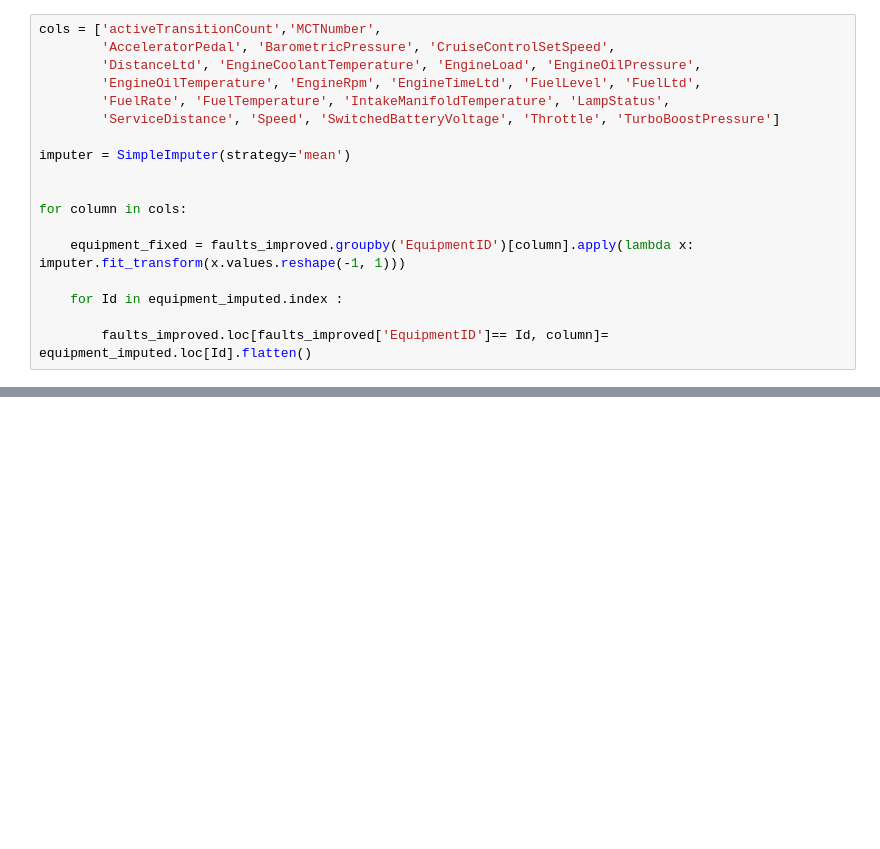
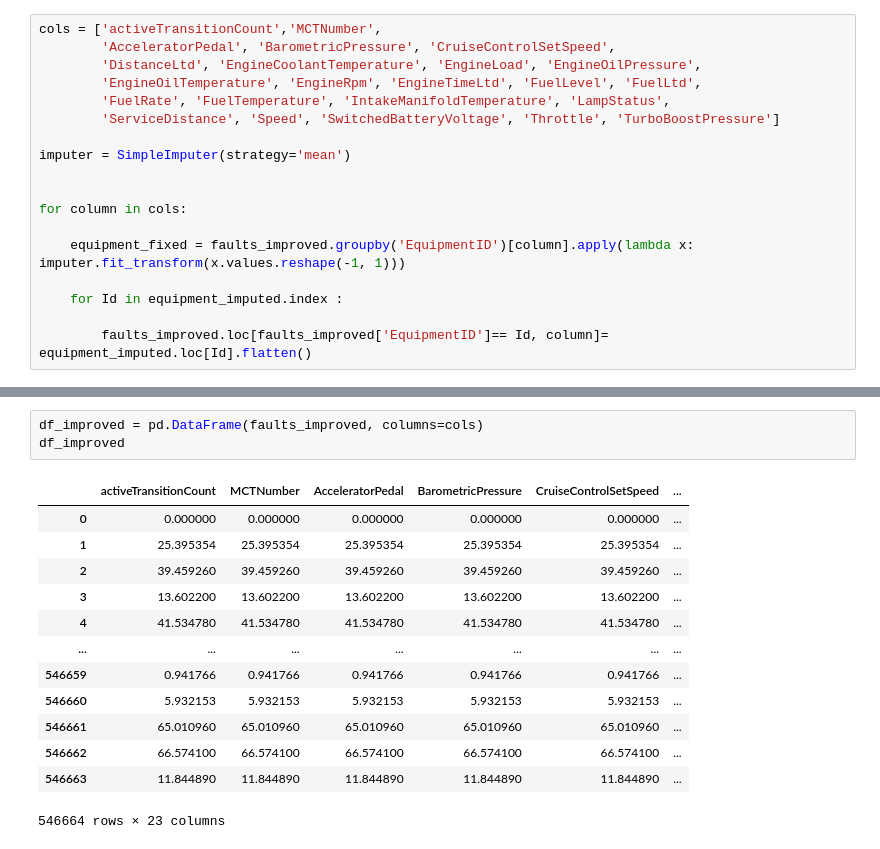
Before and after one commit to nss-data-science-cohort-6/big_g_express-elden_ring, a Jupyter notebook: AC_bigG.ipynb, the cells around one changed output, grey strips where cells are left out. Drawn from its saved outputs; the diff is of its cells as text; blank space fills up the shorter version.

```diff
--- a/AC_bigG.ipynb
+++ b/AC_bigG.ipynb
@@ -559,0 +554,17 @@ faults_improved[cols]
+# %%
+df_improved = pd.DataFrame(faults_improved, columns=cols)
+df_improved
+# %% [output]
+|  | activeTransitionCount | MCTNumber | AcceleratorPedal | BarometricPressure | CruiseControlSetSpeed | ... |
+| 0 | 0.000000 | 0.000000 | 0.000000 | 0.000000 | 0.000000 | ... |
+| 1 | 25.395354 | 25.395354 | 25.395354 | 25.395354 | 25.395354 | ... |
+| 2 | 39.459260 | 39.459260 | 39.459260 | 39.459260 | 39.459260 | ... |
+| 3 | 13.602200 | 13.602200 | 13.602200 | 13.602200 | 13.602200 | ... |
+| 4 | 41.534780 | 41.534780 | 41.534780 | 41.534780 | 41.534780 | ... |
+| ... | ... | ... | ... | ... | ... | ... |
+| 546659 | 0.941766 | 0.941766 | 0.941766 | 0.941766 | 0.941766 | ... |
+| 546660 | 5.932153 | 5.932153 | 5.932153 | 5.932153 | 5.932153 | ... |
+| 546661 | 65.010960 | 65.010960 | 65.010960 | 65.010960 | 65.010960 | ... |
+| 546662 | 66.574100 | 66.574100 | 66.574100 | 66.574100 | 66.574100 | ... |
+| 546663 | 11.844890 | 11.844890 | 11.844890 | 11.844890 | 11.844890 | ... |
+546664 rows × 23 columns
```
Also changed, not shown: parts of 42 cells of this notebook.
